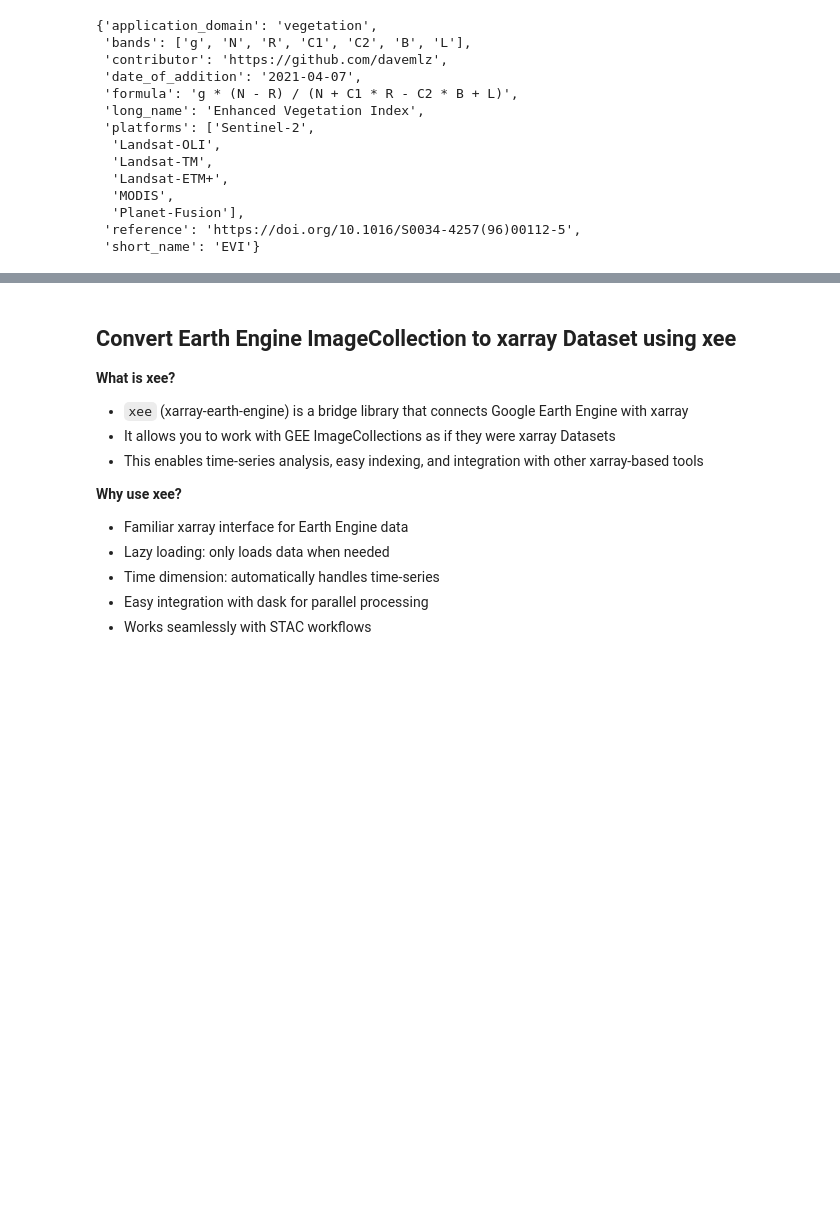
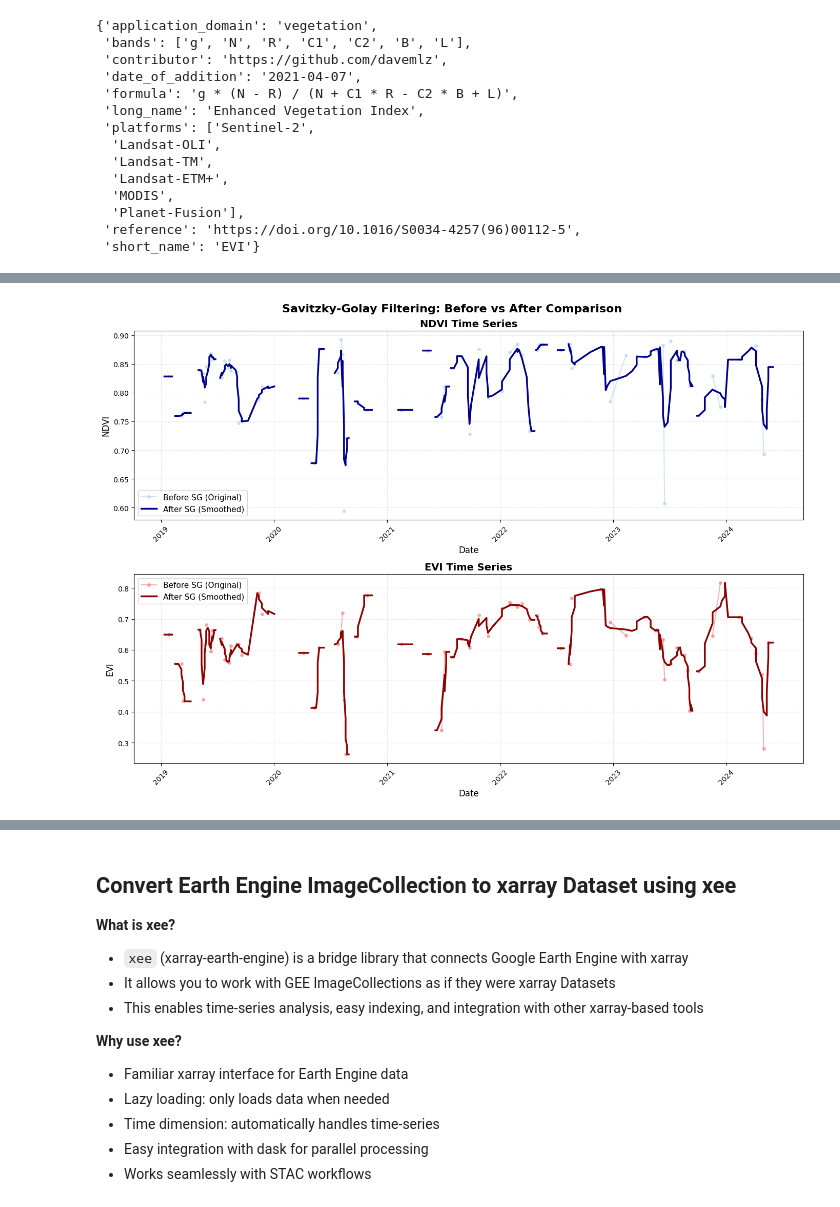
Before and after one commit to miqbalf/gis-carbon-ai, a Jupyter notebook: jupyter/notebooks/02b_forestry_arr_eligibility_stac_LAZY_OPTIMIZE.ipynb, the cells around one changed output, grey strips where cells are left out. Drawn from its saved outputs; the diff is of its cells as text; code cells hidden in the pictures; blank space fills up the shorter version.

Commit message:
savitsky-golay (savgol) filtering on existing available data before interpolation

```diff
--- a/jupyter/notebooks/02b_forestry_arr_eligibility_stac_LAZY_OPTIMIZE.ipynb
+++ b/jupyter/notebooks/02b_forestry_arr_eligibility_stac_LAZY_OPTIMIZE.ipynb
@@ -1016,0 +1644,76 @@ collection_with_eemont_indices.first().reduceRegion(ee.Reducer.median().combine(
+# %%
+# Create visualization comparing before vs after Savitzky-Golay filtering
+import matplotlib.pyplot as plt
+
+# Create figure with subplots for NDVI and EVI
+fig, axes = plt.subplots(2, 1, figsize=(14, 10))
+fig.suptitle('Savitzky-Golay Filtering: Before vs After Comparison', fontsize=16, fontweight='bold')
+
+# Plot NDVI
+ax1 = axes[0]
+if 'NDVI' in ts_before_df.columns and 'NDVI' in ts_after_df.columns:
+    ax1.plot(ts_before_df['date'], ts_before_df['NDVI'],
+             'o-', color='lightblue', alpha=0.6, linewidth=1.5, markersize=4,
+             label='Before SG (Original)', zorder=1)
+    ax1.plot(ts_after_df['date'], ts_after_df['NDVI'],
+             '-', color='darkblue', linewidth=2.5,
+             label='After SG (Smoothed)', zorder=2)
+
+ax1.set_xlabel('Date', fontsize=12)
+ax1.set_ylabel('NDVI', fontsize=12)
+ax1.set_title('NDVI Time Series', fontsize=14, fontweight='bold')
+ax1.legend(loc='best', fontsize=11)
+ax1.grid(True, alpha=0.3, linestyle='--')
+ax1.tick_params(axis='x', rotation=45)
+
+# Plot EVI
+ax2 = axes[1]
+if 'EVI' in ts_before_df.columns and 'EVI' in ts_after_df.columns:
+    ax2.plot(ts_before_df['date'], ts_before_df['EVI'],
+             'o-', color='lightcoral', alpha=0.6, linewidth=1.5, markersize=4,
+             label='Before SG (Original)', zorder=1)
+    ax2.plot(ts_after_df['date'], ts_after_df['EVI'],
+             '-', color='darkred', linewidth=2.5,
+             label='After SG (Smoothed)', zorder=2)
+
+ax2.set_xlabel('Date', fontsize=12)
+ax2.set_ylabel('EVI', fontsize=12)
+ax2.set_title('EVI Time Series', fontsize=14, fontweight='bold')
+ax2.legend(loc='best', fontsize=11)
+ax2.grid(True, alpha=0.3, linestyle='--')
+ax2.tick_params(axis='x', rotation=45)
+
+plt.tight_layout()
+plt.show()
+
+# Print summary statistics
+print("\n📊 Summary Statistics:")
+print("=" * 60)
+
+if 'NDVI' in ts_before_df.columns and 'NDVI' in ts_after_df.columns:
+    before_ndvi_mean = ts_before_df['NDVI'].mean()
+    before_ndvi_std = ts_before_df['NDVI'].std()
+    after_ndvi_mean = ts_after_df['NDVI'].mean()
+    after_ndvi_std = ts_after_df['NDVI'].std()
+
+    print("NDVI Statistics:")
+    print(f"  Before SG - Mean: {before_ndvi_mean:.4f}, Std: {before_ndvi_std:.4f}")
+    print(f"  After SG  - Mean: {after_ndvi_mean:.4f}, Std: {after_ndvi_std:.4f}")
+    if before_ndvi_std > 0:
+        noise_reduction_ndvi = (1 - after_ndvi_std/before_ndvi_std) * 100
+        print(f"  Noise Reduction: {noise_reduction_ndvi:.1f}%")
+
+if 'EVI' in ts_before_df.columns and 'EVI' in ts_after_df.columns:
+    before_evi_mean = ts_before_df['EVI'].mean()
+    before_evi_std = ts_before_df['EVI'].std()
+    after_evi_mean = ts_after_df['EVI'].mean()
+    after_evi_std = ts_after_df['EVI'].std()
+
+    print("\nEVI Statistics:")
+    print(f"  Before SG - Mean: {before_evi_mean:.4f}, Std: {before_evi_std:.4f}")
+    print(f"  After SG  - Mean: {after_evi_mean:.4f}, Std: {after_evi_std:.4f}")
+    if before_evi_std > 0:
+        noise_reduction_evi = (1 - after_evi_std/before_evi_std) * 100
+        print(f"  Noise Reduction: {noise_reduction_evi:.1f}%")
+# %% [output]
+[figure, added]
```
Also changed, not shown: parts of 27 cells of this notebook, 21 other files.
